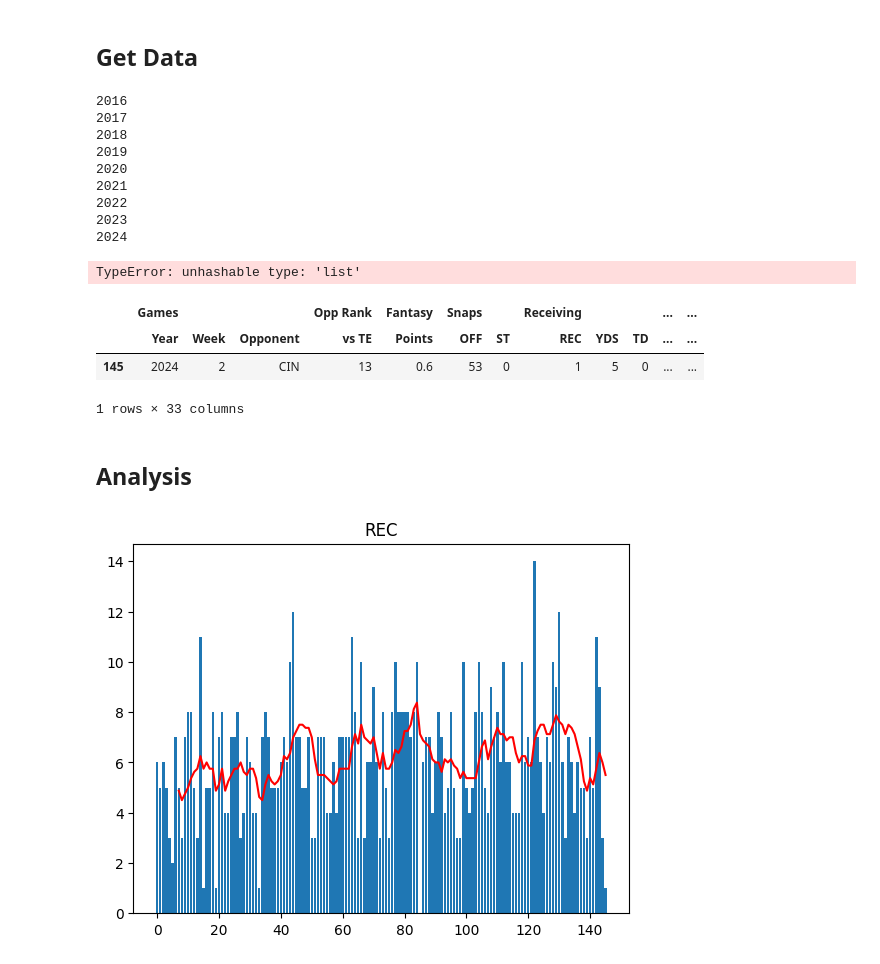
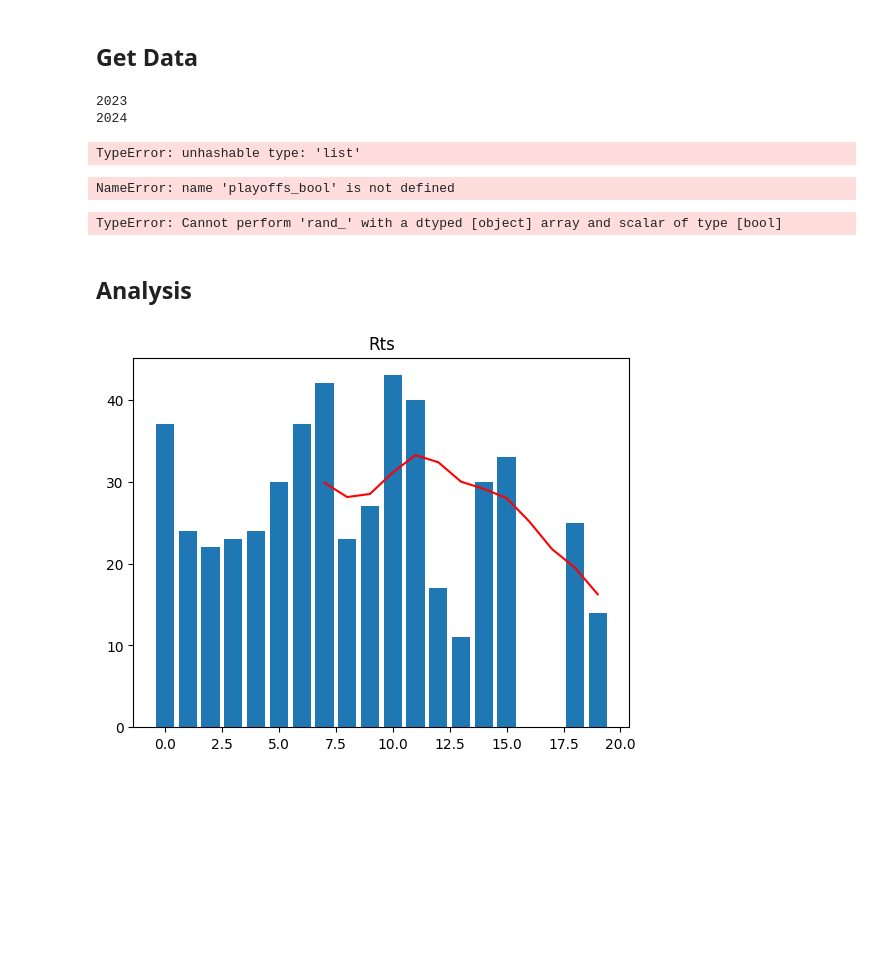
Before and after one commit to arzhangcx26/NFL-Data, a Jupyter notebook: RotoWire Webscraping.ipynb, the cells around one changed output. Saved outputs shown, nothing was run; the diff lists cells and outputs as text; code cells hidden in the pictures; blank space fills up the shorter version.

```diff
--- a/RotoWire Webscraping.ipynb
+++ b/RotoWire Webscraping.ipynb
@@ -203,14 +203,13 @@ def get_game_log_data(game_log_element, col_names, year, dnp_weeks):
 ## Get Data
 # %%
 rotowire_url = f'https://www.rotowire.com/'
-player_str = 'Travis Kelce'
-year = 2023
+player_str = 'Dalton Kincaid'
 
 driver = start_driver(rotowire_url)
 player_search(driver, player_str)
 # %%
 all_games_df = pd.DataFrame()
-for year in [2016,2017,2018,2019,2020,2021,2022, 2023,2024]:
+for year in [2023,2024]:
     print(year)
     change_game_log_year(driver, year)
     game_log_element = get_game_log_table(driver)
@@ -237,40 +236,36 @@ ypc_col = all_games_df[('Rushing', 'YDS')].astype(int) / all_games_df[('Rushing'
 ypc_col_index = all_games_df.columns.get_loc(('Rushing', 'ATT')) + 1
 all_games_df.insert(ypc_col_index, [('Rushing', 'YPC')], ypc_col)
 # %% [output]
-2016
-2017
-2018
-2019
-2020
-2021
-2022
 2023
 2024
 TypeError: unhashable type: 'list'
-# %%
-all_games_df[(all_games_df.Games.Year == last_game_played[0]) & (all_games_df.Games.Week == str(last_game_played[1]))]
-# %% [output]
-|  | Games |  |  | Opp Rank | Fantasy | Snaps |  | Receiving |  |  | ... | ... |
-|  | Year | Week | Opponent | vs TE | Points | OFF | ST | REC | YDS | TD | ... | ... |
-| 145 | 2024 | 2 | CIN | 13 | 0.6 | 53 | 0 | 1 | 5 | 0 | ... | ... |
-1 rows × 33 columns
 # %%
 last_game_played = [2024, 2]
 cutoff_index = all_games_df[(all_games_df.Games.Year == last_game_played[0]) & (all_games_df.Games.Week == str(last_game_played[1]))].index[0]
 past_games_df = all_games_df[:cutoff_index+1]
+# %%
+playoffs_bool
+# %% [output]
+NameError: name 'playoffs_bool' is not defined
+# %%
+playoffs_bool = (past_games_df.Games.Week != 'WC' & past_games_df.Games.Week != 'DIV' & past_games_df.Games.Week != 'CC' & past_games_df.Games.Week != 'SB')
+
+reg_szn_games_df = past_games_df[playoffs_bool].index[0]
+# %% [output]
+TypeError: Cannot perform 'rand_' with a dtyped [object] array and scalar of type [bool]
 # %% [markdown]
 ## Analysis
 # %%
-selected_column = ('Receiving', 'REC')
+selected_column = ('Routes Run', 'Rts')
 
 def get_moving_avg(series, window):
     return series.rolling(window).mean()
 
 moving_avg = get_moving_avg(past_games_df[selected_column], 8)
 
 plt.bar(past_games_df.index, past_games_df[selected_column].astype(float))
 plt.plot(past_games_df.index, moving_avg, color = 'red')
 plt.title(selected_column[1])
 plt.show()
 # %% [output]
-[figure, old version]
+[figure, new version]
```
